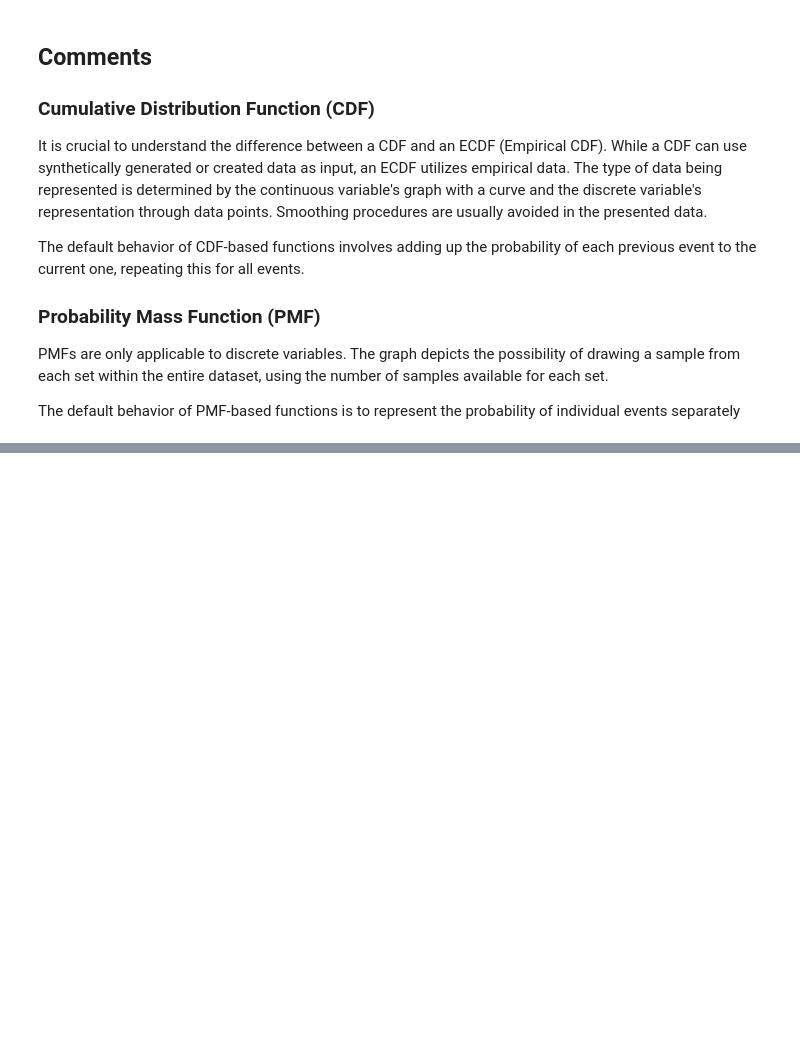
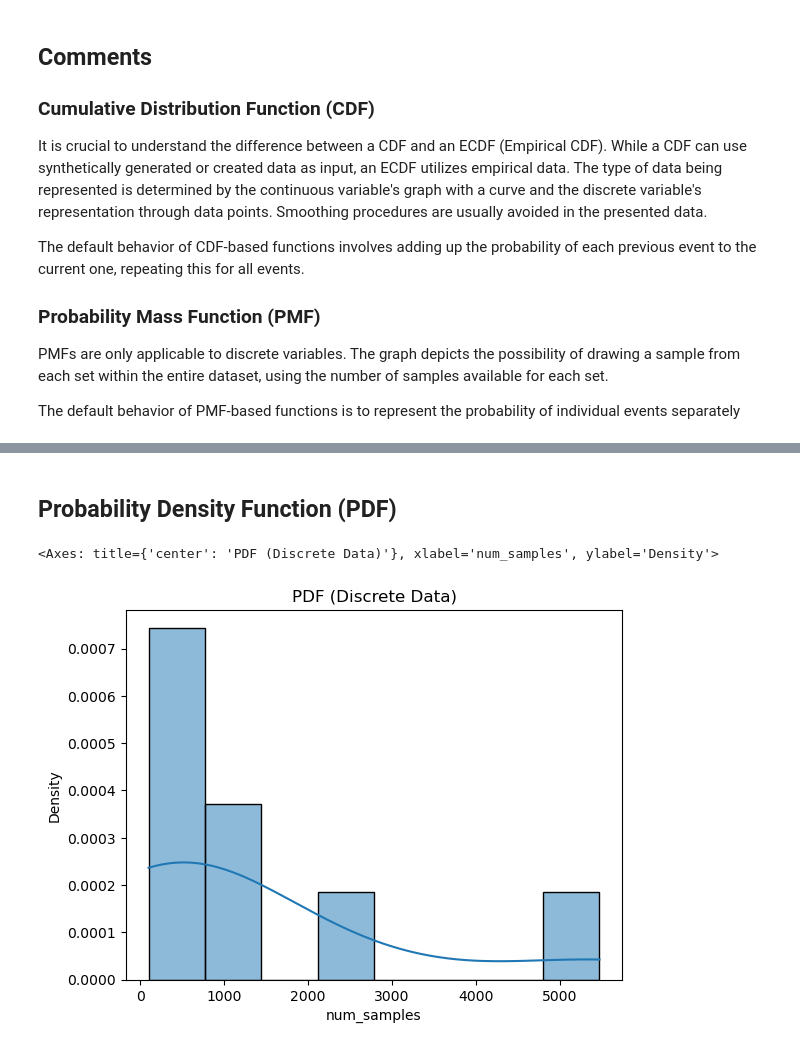
Before and after one commit to oliveiraleo/2035025-Quantitative_Methods, a Jupyter notebook: tasks/task1_plot-CDF_PMF.ipynb, the cells around one changed output, grey strips where cells are left out. Drawn from its saved outputs; the diff is of its cells as text; code cells hidden in the pictures; blank space fills up the shorter version.

```diff
--- a/tasks/task1_plot-CDF_PMF.ipynb
+++ b/tasks/task1_plot-CDF_PMF.ipynb
@@ -95,0 +159,8 @@ The default behavior of PMF-based functions is to represent the probability of i
+# %% [markdown]
+## Probability Density Function (PDF)
+# %%
+plt.title("PDF (Discrete Data)")
+sns.histplot(df_discrete["num_samples"], kde=True, stat="density", bins=len(df_discrete))
+# %% [output]
+<Axes: title={'center': 'PDF (Discrete Data)'}, xlabel='num_samples', ylabel='Density'>
+[figure, added]
```
Also changed, not shown: parts of 9 cells of this notebook.
